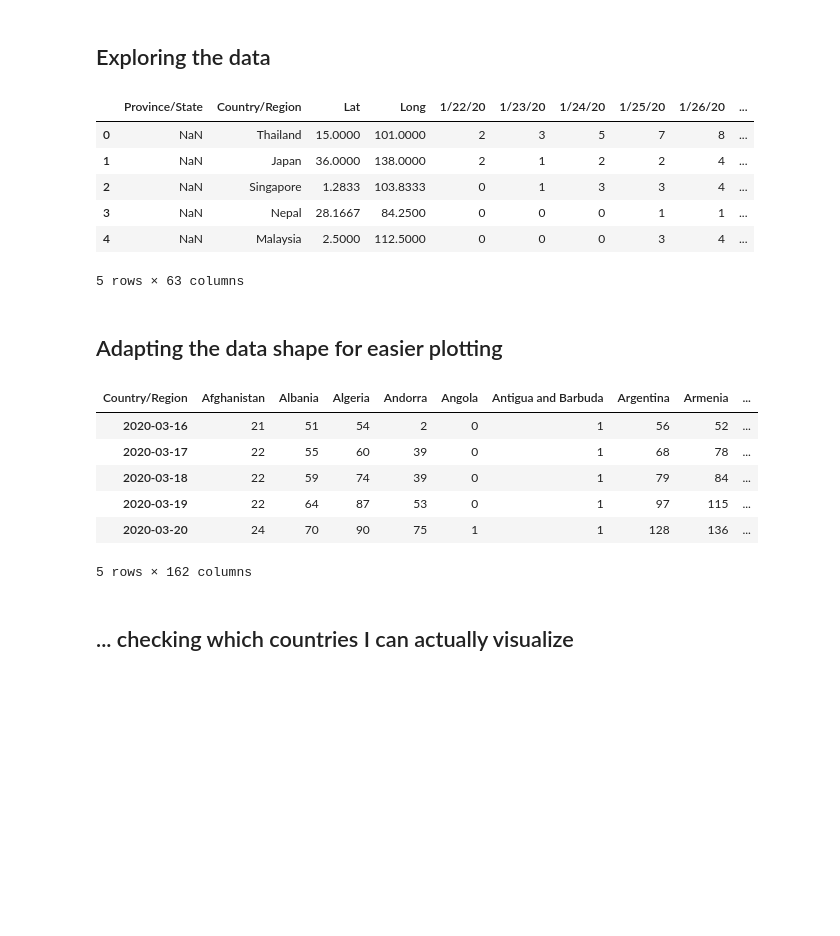
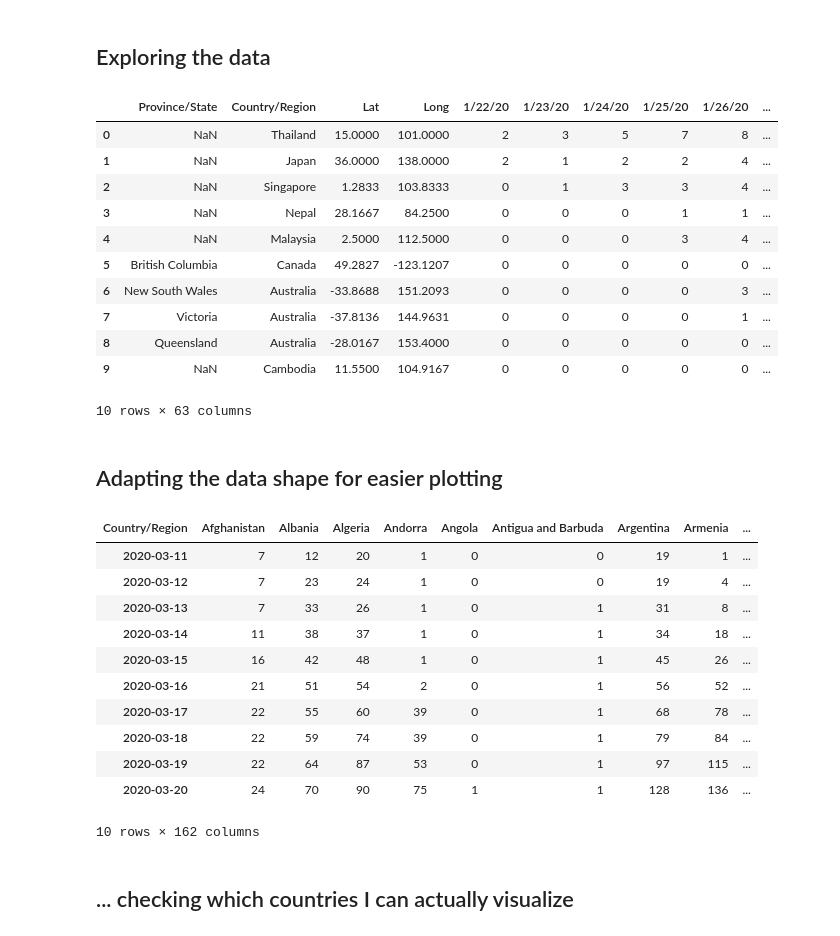
Before and after one commit to jmacenka/jupyternotebook_covid_19_visualization, a Jupyter notebook: analysis_of_the_covid_19_course.ipynb, the cells around one changed output. Cells and saved outputs as stored; diff of their text form; code cells hidden in the pictures; blank space fills up the shorter version.

```diff
--- a/analysis_of_the_covid_19_course.ipynb
+++ b/analysis_of_the_covid_19_course.ipynb
@@ -21,15 +21,20 @@ df = pd.read_csv(source_file)
 # %% [markdown]
 ## Exploring the data
 # %%
-df.head()
+df.head(10)
 # %% [output]
 |  | Province/State | Country/Region | Lat | Long | 1/22/20 | 1/23/20 | 1/24/20 | 1/25/20 | 1/26/20 | ... |
 | 0 | NaN | Thailand | 15.0000 | 101.0000 | 2 | 3 | 5 | 7 | 8 | ... |
 | 1 | NaN | Japan | 36.0000 | 138.0000 | 2 | 1 | 2 | 2 | 4 | ... |
 | 2 | NaN | Singapore | 1.2833 | 103.8333 | 0 | 1 | 3 | 3 | 4 | ... |
 | 3 | NaN | Nepal | 28.1667 | 84.2500 | 0 | 0 | 0 | 1 | 1 | ... |
 | 4 | NaN | Malaysia | 2.5000 | 112.5000 | 0 | 0 | 0 | 3 | 4 | ... |
+| 5 | British Columbia | Canada | 49.2827 | -123.1207 | 0 | 0 | 0 | 0 | 0 | ... |
+| 6 | New South Wales | Australia | -33.8688 | 151.2093 | 0 | 0 | 0 | 0 | 3 | ... |
+| 7 | Victoria | Australia | -37.8136 | 144.9631 | 0 | 0 | 0 | 0 | 1 | ... |
+| 8 | Queensland | Australia | -28.0167 | 153.4000 | 0 | 0 | 0 | 0 | 0 | ... |
+| 9 | NaN | Cambodia | 11.5500 | 104.9167 | 0 | 0 | 0 | 0 | 0 | ... |
-5 rows × 63 columns
+10 rows × 63 columns
 # %% [markdown]
 ## Adapting the data shape for easier plotting
 # %%
@@ -37,14 +42,19 @@ df_base = df.groupby('Country/Region').agg('sum').drop('Lat	Long'.split(),axis=1
 df_base.index = pd.to_datetime(df_base.index, infer_datetime_format=True)
 # %%
-df_base.tail()
+df_base.tail(10)
 # %% [output]
 | Country/Region | Afghanistan | Albania | Algeria | Andorra | Angola | Antigua and Barbuda | Argentina | Armenia | ... |
+| 2020-03-11 | 7 | 12 | 20 | 1 | 0 | 0 | 19 | 1 | ... |
+| 2020-03-12 | 7 | 23 | 24 | 1 | 0 | 0 | 19 | 4 | ... |
+| 2020-03-13 | 7 | 33 | 26 | 1 | 0 | 1 | 31 | 8 | ... |
+| 2020-03-14 | 11 | 38 | 37 | 1 | 0 | 1 | 34 | 18 | ... |
+| 2020-03-15 | 16 | 42 | 48 | 1 | 0 | 1 | 45 | 26 | ... |
 | 2020-03-16 | 21 | 51 | 54 | 2 | 0 | 1 | 56 | 52 | ... |
 | 2020-03-17 | 22 | 55 | 60 | 39 | 0 | 1 | 68 | 78 | ... |
 | 2020-03-18 | 22 | 59 | 74 | 39 | 0 | 1 | 79 | 84 | ... |
 | 2020-03-19 | 22 | 64 | 87 | 53 | 0 | 1 | 97 | 115 | ... |
 | 2020-03-20 | 24 | 70 | 90 | 75 | 1 | 1 | 128 | 136 | ... |
-5 rows × 162 columns
+10 rows × 162 columns
 # %%
 df_base['World'] = df_base.sum(axis=1)
 # %% [markdown]
```
Also changed, not shown: parts of 16 cells of this notebook.
